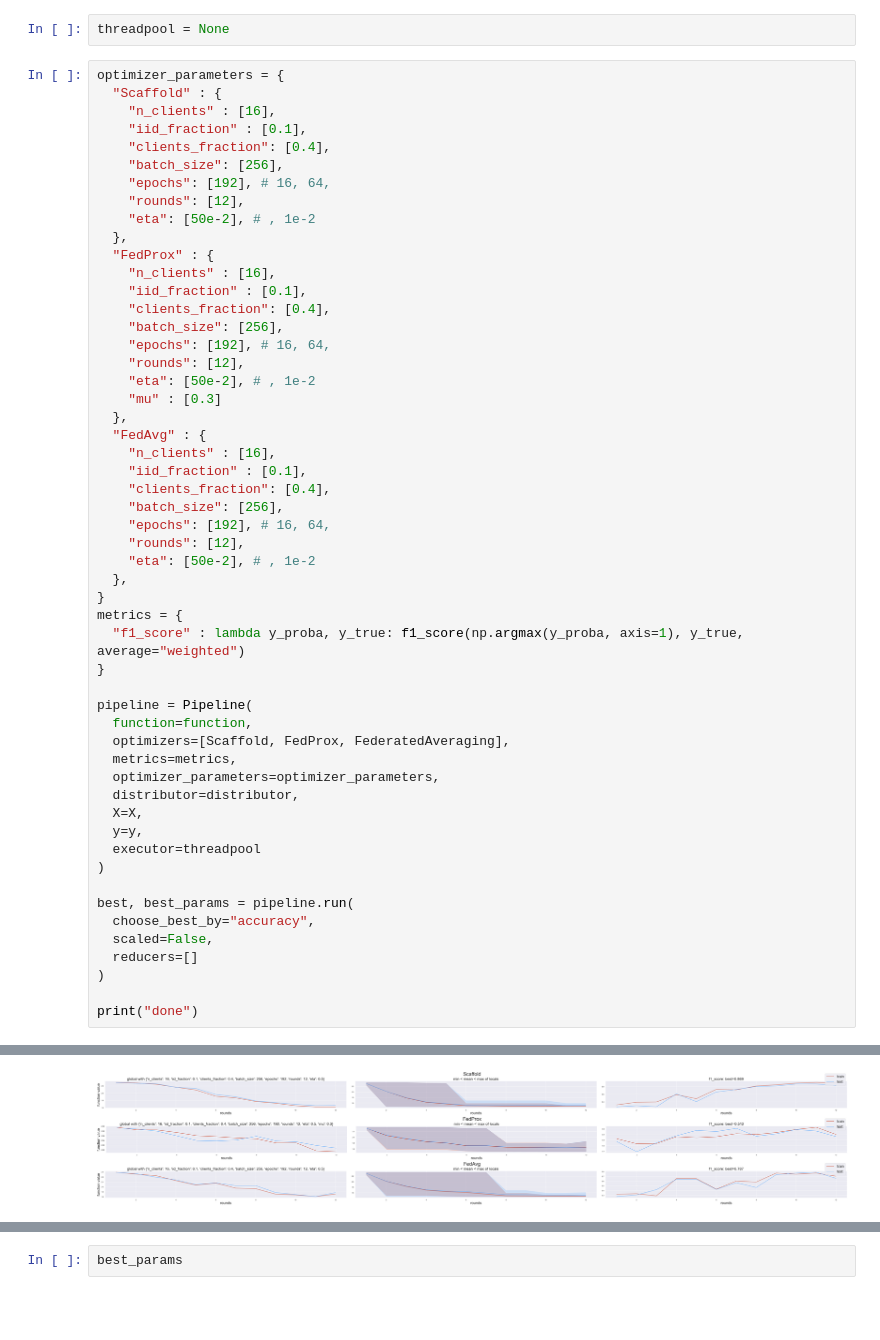
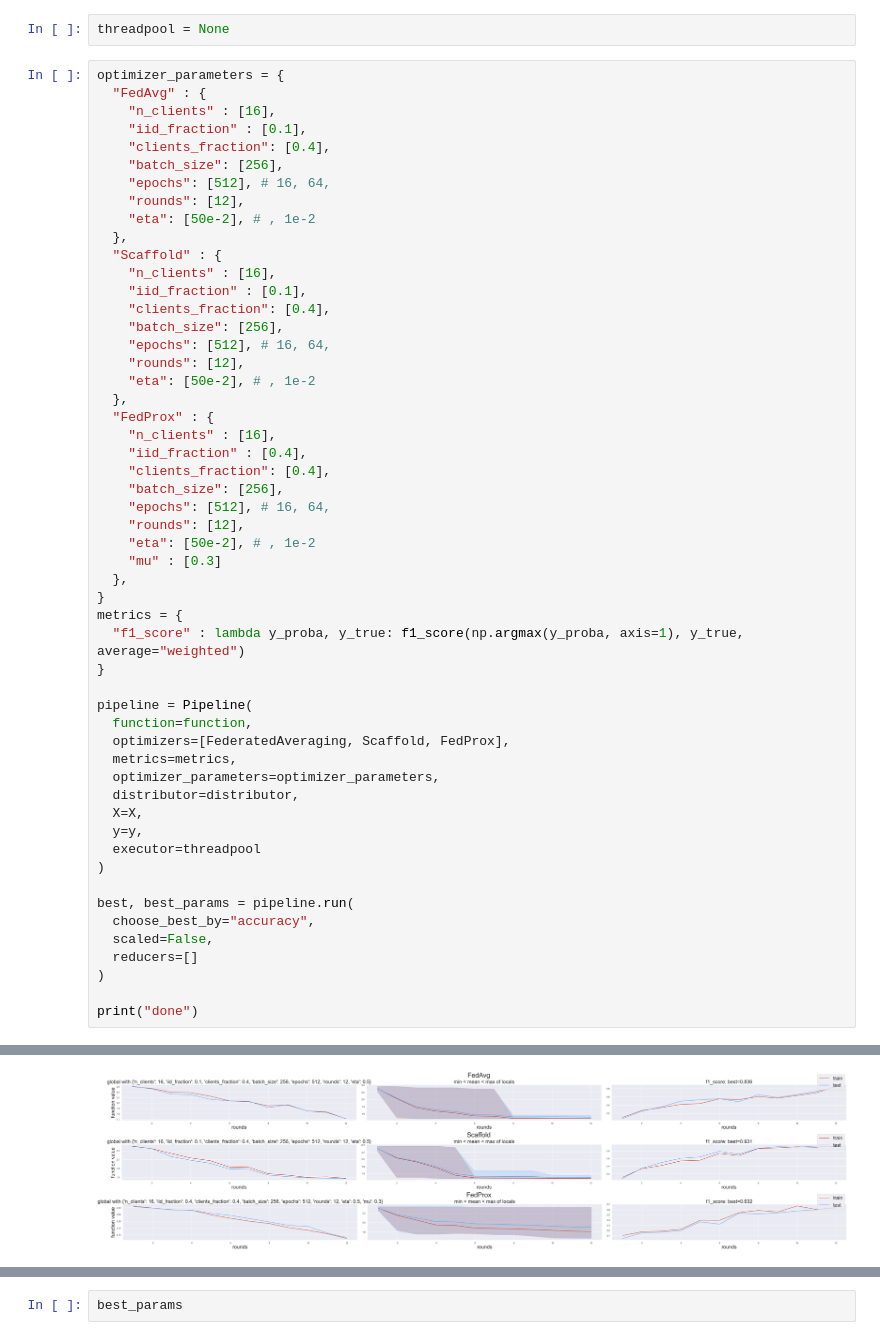
Before and after one commit to locllos/felere, a Jupyter notebook: source/mnist-playground.ipynb, the cells around one changed output, grey strips where cells are left out. Cells and saved outputs as stored; diff of their text form; blank space fills up the shorter version.

```diff
--- a/source/mnist-playground.ipynb
+++ b/source/mnist-playground.ipynb
@@ -82,33 +84,33 @@ The autoreload extension is already loaded. To reload it, use:
 threadpool = None
 # %%
 optimizer_parameters = {
+  "FedAvg" : {
+    "n_clients" : [16],
+    "iid_fraction" : [0.1],
+    "clients_fraction": [0.4],
+    "batch_size": [256],
+    "epochs": [512], # 16, 64,
+    "rounds": [12],
+    "eta": [50e-2], # , 1e-2
+  },
   "Scaffold" : {
     "n_clients" : [16],
     "iid_fraction" : [0.1],
     "clients_fraction": [0.4],
     "batch_size": [256],
-    "epochs": [192], # 16, 64,
+    "epochs": [512], # 16, 64,
     "rounds": [12],
     "eta": [50e-2], # , 1e-2
   },
   "FedProx" : {
     "n_clients" : [16],
-    "iid_fraction" : [0.1],
+    "iid_fraction" : [0.4],
     "clients_fraction": [0.4],
     "batch_size": [256],
-    "epochs": [192], # 16, 64,
+    "epochs": [512], # 16, 64,
     "rounds": [12],
     "eta": [50e-2], # , 1e-2
     "mu" : [0.3]
-  },
-  "FedAvg" : {
-    "n_clients" : [16],
-    "iid_fraction" : [0.1],
-    "clients_fraction": [0.4],
-    "batch_size": [256],
-    "epochs": [192], # 16, 64,
-    "rounds": [12],
-    "eta": [50e-2], # , 1e-2
   },
 }
 metrics = {
@@ -117,7 +119,7 @@ metrics = {
 
 pipeline = Pipeline(
   function=function,
-  optimizers=[Scaffold, FedProx, FederatedAveraging],
+  optimizers=[FederatedAveraging, Scaffold, FedProx],
   metrics=metrics,
   optimizer_parameters=optimizer_parameters,
   distributor=distributor,
@@ -145,2 +147,2 @@ f1_score : 0.7449900006534714
 done
-[figure, old version]
+[figure, new version]
```
Also changed, not shown: parts of 4 cells of this notebook, 9 other files.
